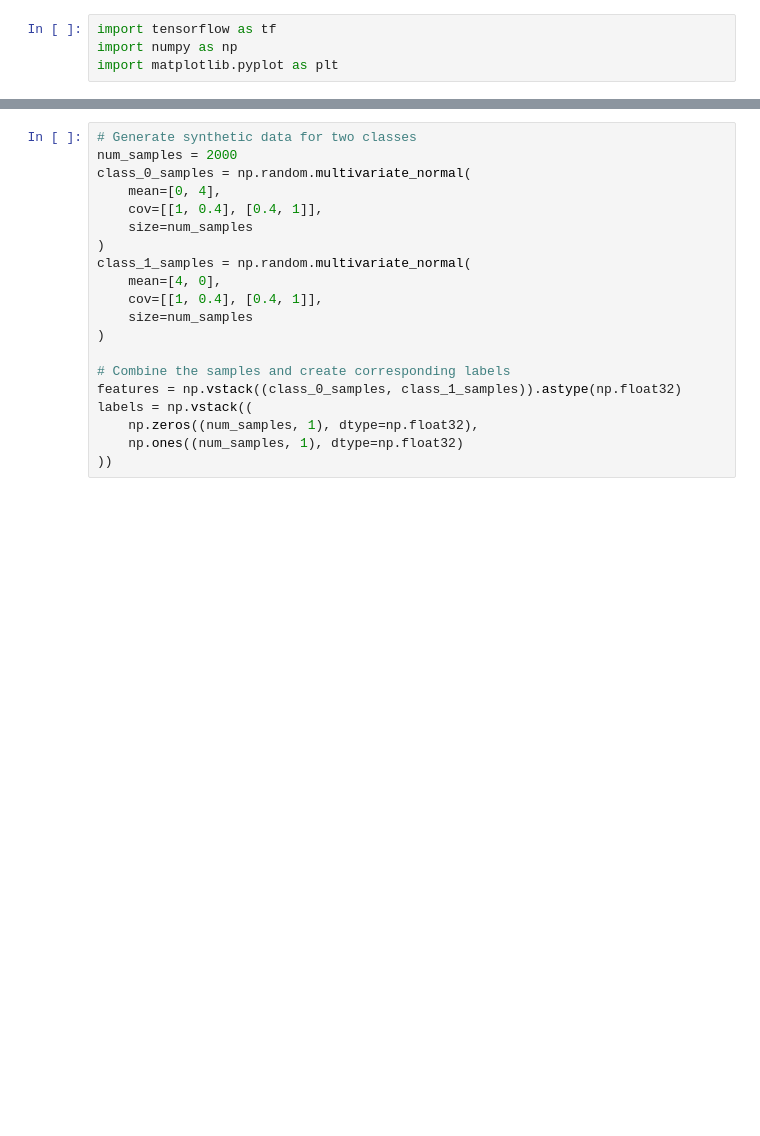
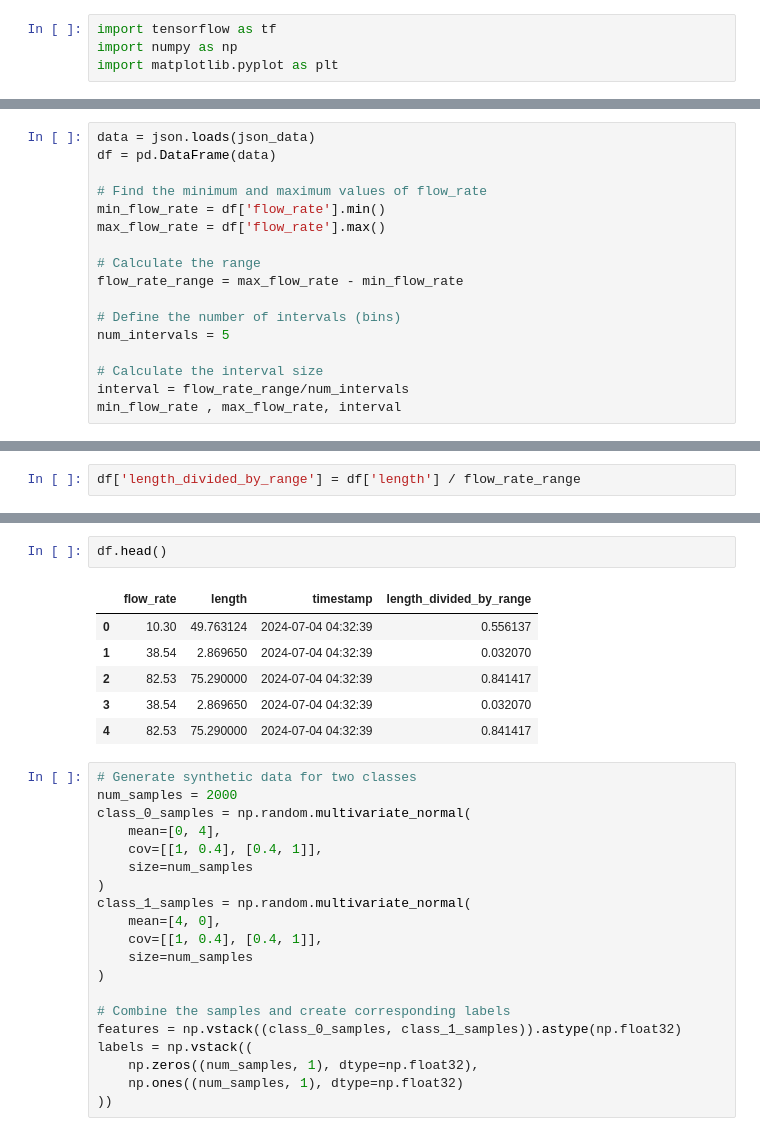
Before and after one commit to rashidulhaq-coding/Blogs, a Jupyter notebook: binary classification from scratch/neural_network_scratch.ipynb, the cells around one changed output, grey strips where cells are left out. Saved outputs shown, nothing was run; the diff lists cells and outputs as text; blank space fills up the shorter version.

```diff
--- a/binary classification from scratch/neural_network_scratch.ipynb
+++ b/binary classification from scratch/neural_network_scratch.ipynb
@@ -4,0 +1987,17 @@ import matplotlib.pyplot as plt
+# %%
+data = json.loads(json_data)
+df = pd.DataFrame(data)
+
+# Find the minimum and maximum values of flow_rate
+min_flow_rate = df['flow_rate'].min()
+max_flow_rate = df['flow_rate'].max()
+
+# Calculate the range
+flow_rate_range = max_flow_rate - min_flow_rate
+
+# Define the number of intervals (bins)
+num_intervals = 5
+
+# Calculate the interval size
+interval = flow_rate_range/num_intervals
+min_flow_rate , max_flow_rate, interval
@@ -4,0 +2006,2 @@ import matplotlib.pyplot as plt
+# %%
+df['length_divided_by_range'] = df['length'] / flow_rate_range
@@ -5,3 +2029,12 @@ import matplotlib.pyplot as plt
+# %%
+df.head()
+# %% [output]
+|  | flow_rate | length | timestamp | length_divided_by_range |
+| 0 | 10.30 | 49.763124 | 2024-07-04 04:32:39 | 0.556137 |
+| 1 | 38.54 | 2.869650 | 2024-07-04 04:32:39 | 0.032070 |
+| 2 | 82.53 | 75.290000 | 2024-07-04 04:32:39 | 0.841417 |
+| 3 | 38.54 | 2.869650 | 2024-07-04 04:32:39 | 0.032070 |
+| 4 | 82.53 | 75.290000 | 2024-07-04 04:32:39 | 0.841417 |
 # %%
 # Generate synthetic data for two classes
 num_samples = 2000
```
Also changed, not shown: parts of 7 cells of this notebook, 1 other file.
